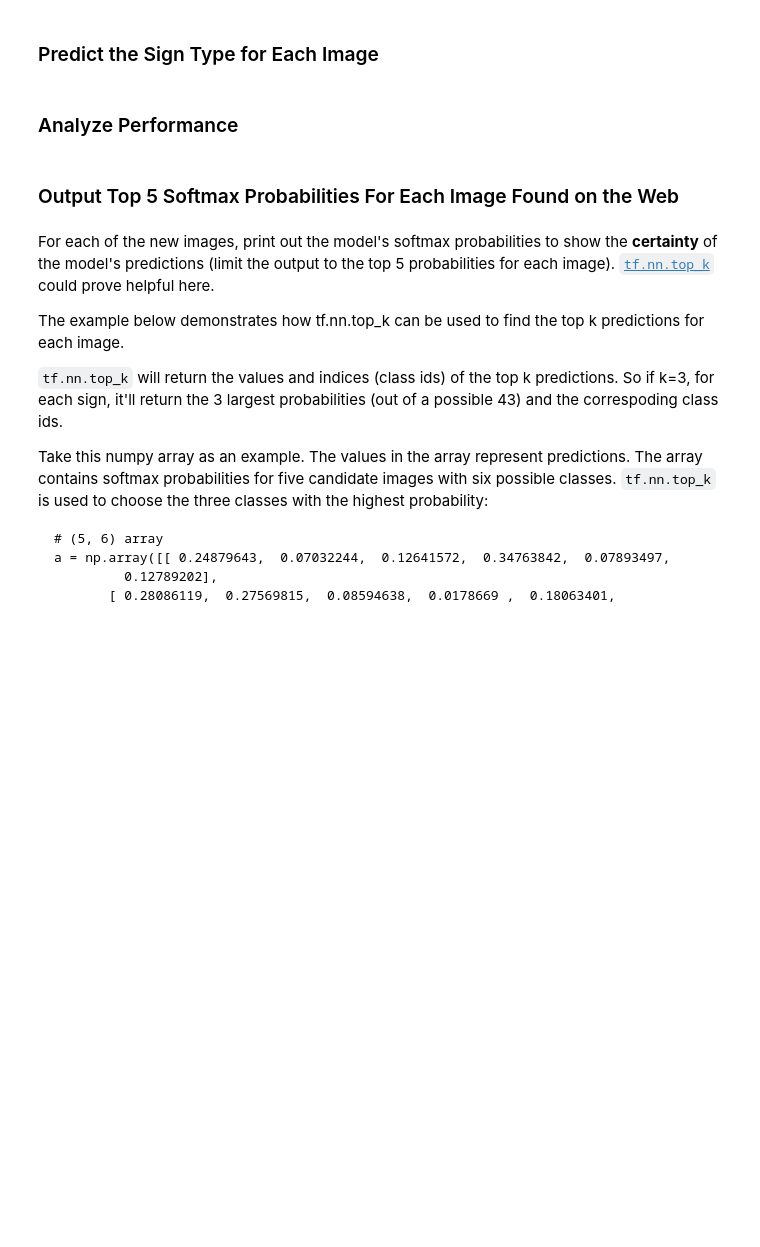
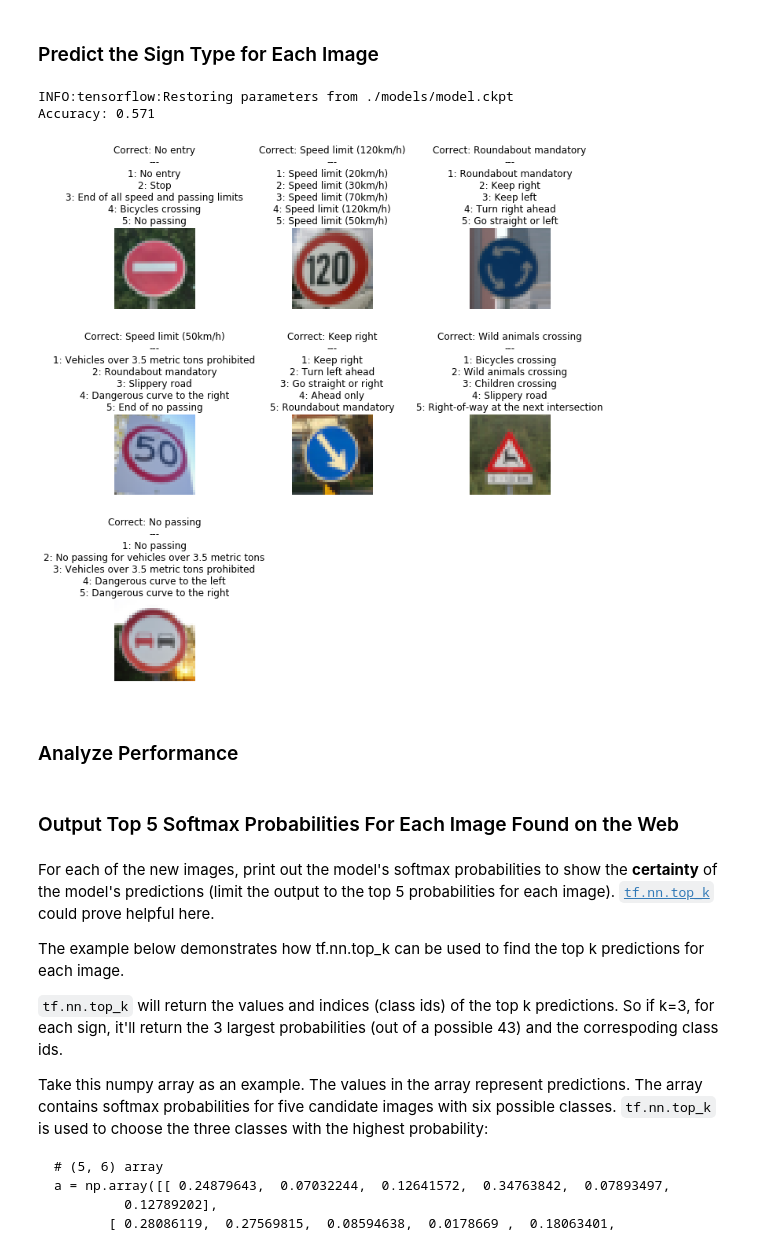
Before and after one commit to AaronNBrock/CarND-Traffic-Sign-Classifier-Project, a Jupyter notebook: Traffic_Sign_Classifier.ipynb, the cells around one changed output. Drawn from its saved outputs; the diff is of its cells as text; code cells hidden in the pictures; blank space fills up the shorter version.

```diff
--- a/Traffic_Sign_Classifier.ipynb
+++ b/Traffic_Sign_Classifier.ipynb
@@ -426,3 +441,50 @@ for image_path in glob.glob('./data/cropped/*.png'):
+# %%
+### Run the predictions here and use the model to output the prediction for each image.
+### Make sure to pre-process the images with the same pre-processing pipeline used earlier.
+### Feel free to use as many code cells as needed.
+
+
+with tf.Session() as sess:
+    saver.restore(sess, tf.train.latest_checkpoint('./models/'))
+
+    results = sess.run(tf.nn.top_k(logits, k=5), feed_dict={
+        features: images_x,
+        labels: images_y,
+        keep_prob: 1.0
+    })
+
+    images_accuracy = sess.run(accuracy, feed_dict={
+        features: images_x,
+        labels: images_y,
+        keep_prob: 1.0
+    })
+
+
+rows = 3
+columns = 3
+fig = plt.figure(figsize=(10, 10))
+
+
+count = 0
+for x,y,values,indices in zip(images_x, images_y, results.values, results.indices):
+
+    message = 'Correct: {}\n---'.format(signnames[y])
+    for i,index in enumerate(indices):
+        message += '\n{}: {}'.format(i+1, signnames[index])
+
+    count += 1
+    ax = fig.add_subplot(rows, columns, count)
+    ax.set_title(message)
+    plt.imshow(x)
+    plt.axis('off')
+
+print('Accuracy: {:2.3f}'.format(images_accuracy))
+plt.tight_layout()
+plt.show()
+# %% [output]
+INFO:tensorflow:Restoring parameters from ./models/model.ckpt
+Accuracy: 0.571
+[figure, added]
 # %% [markdown]
 ### Analyze Performance
 # %%
```
Also changed, not shown: parts of 12 cells of this notebook.
